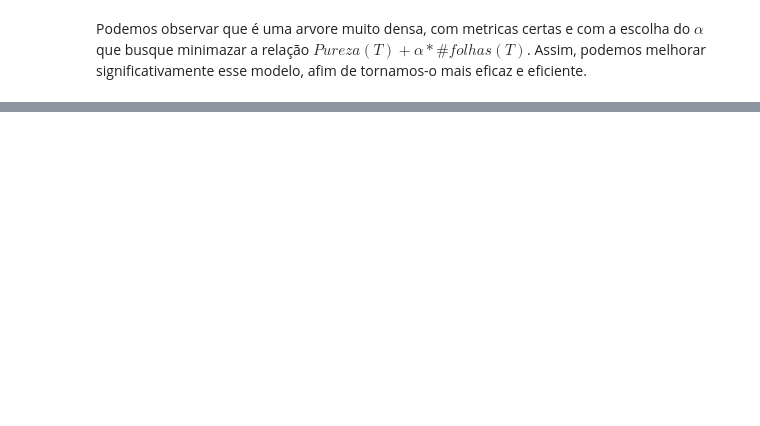
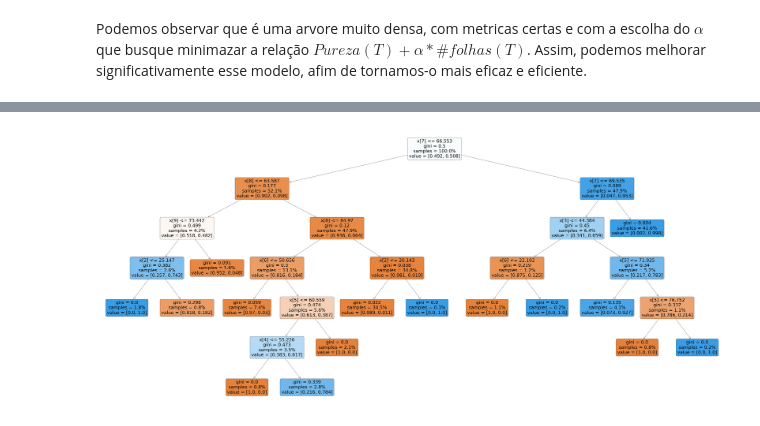
Before and after one commit to JonasFOliveira/ML-Final-Project, a Jupyter notebook: relatorio.ipynb, the cells around one changed output, grey strips where cells are left out. Saved outputs shown, nothing was run; the diff lists cells and outputs as text; code cells hidden in the pictures; blank space fills up the shorter version.

```diff
--- a/relatorio.ipynb
+++ b/relatorio.ipynb
@@ -530,0 +502,12 @@ weighted avg       0.94      0.94      0.94       417
+# %%
+best_dt_model = CV_DTC.best_estimator_  # Melhor modelo do GridSearchCV
+
+plt.figure(figsize=(90,40))
+plot_tree(best_dt_model,
+         filled=True,
+         proportion = True,
+         fontsize=36,
+         rounded = True)
+plt.show()
+# %% [output]
+[figure, added]
```
Also changed, not shown: parts of 12 cells of this notebook.
